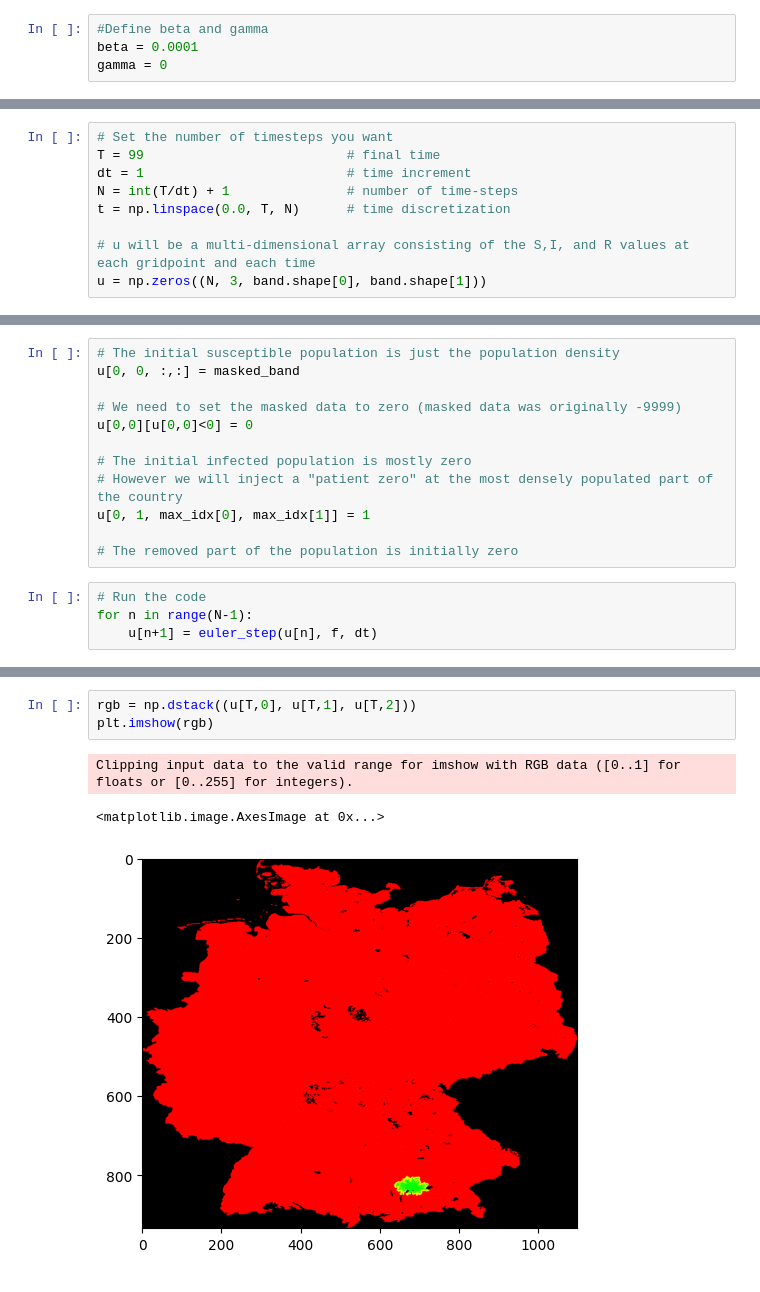
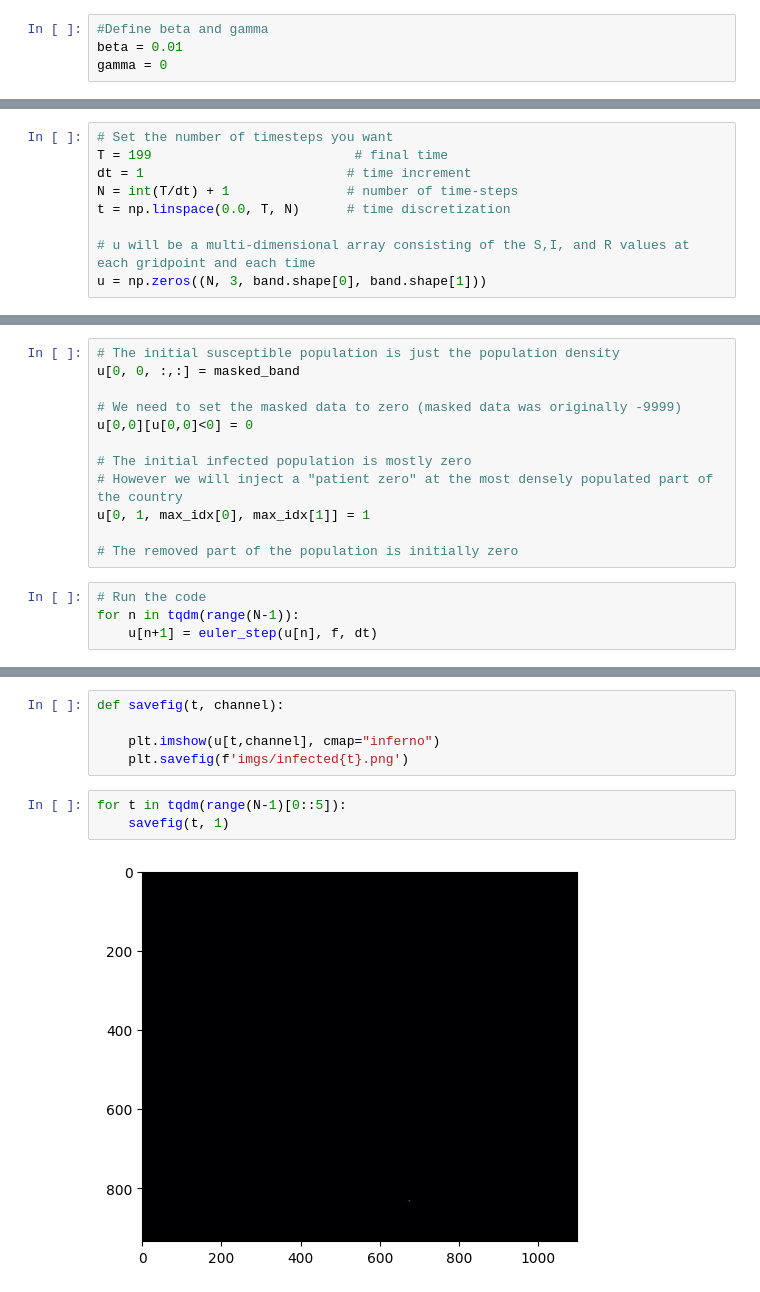
Before and after one commit to Mark-Bugden/zombie-outbreak, a Jupyter notebook: SketchFile.ipynb, the cells around one changed output, grey strips where cells are left out. Drawn from its saved outputs; the diff is of its cells as text.

```diff
--- a/SketchFile.ipynb
+++ b/SketchFile.ipynb
@@ -118,7 +122,7 @@ with a similar term for $I$. We could also include diagonal interactions here, b
 We will use the population density map obtained at the start of this notebook as our initial values for the susceptible population. Each pixel is a gridpoint, and the brightness of that pixel represents the population density, and actually the total population at each pixel. We will assume that almost all of the population is initially uninfected (and therefore susceptible), and numerically solve the above equations when we introduce a small infected population into the most densely populated part of the country.
 # %%
 #Define beta and gamma
-beta = 0.0001
+beta = 0.01
 gamma = 0
 # %% [markdown]
 ### Test example, a simple ODE on a grid
@@ -184,7 +188,7 @@ def f(u):
     return padding
 # %%
 # Set the number of timesteps you want
-T = 99                          # final time
+T = 199                          # final time
 dt = 1                          # time increment
 N = int(T/dt) + 1               # number of time-steps
 t = np.linspace(0.0, T, N)      # time discretization
@@ -211,5 +215,5 @@ u[0, 1, max_idx[0], max_idx[1]] = 1
 # The removed part of the population is initially zero
 # %%
 # Run the code
-for n in range(N-1):
+for n in tqdm(range(N-1)):
     u[n+1] = euler_step(u[n], f, dt)
@@ -231,7 +220,10 @@ plt.show()
-# %%
-rgb = np.dstack((u[T,0], u[T,1], u[T,2]))
-plt.imshow(rgb)
-# %% [output]
-Clipping input data to the valid range for imshow with RGB data ([0..1] for floats or [0..255] for integers).
-<matplotlib.image.AxesImage at 0x...>
-[figure, removed]
+# %%
+def savefig(t, channel):
+
+    plt.imshow(u[t,channel], cmap="inferno")
+    plt.savefig(f'imgs/infected{t}.png')
+# %%
+for t in tqdm(range(N-1)[0::5]):
+    savefig(t, 1)
+# %% [output]
+[figure, added]
```
Also changed, not shown: parts of 5 cells of this notebook.
